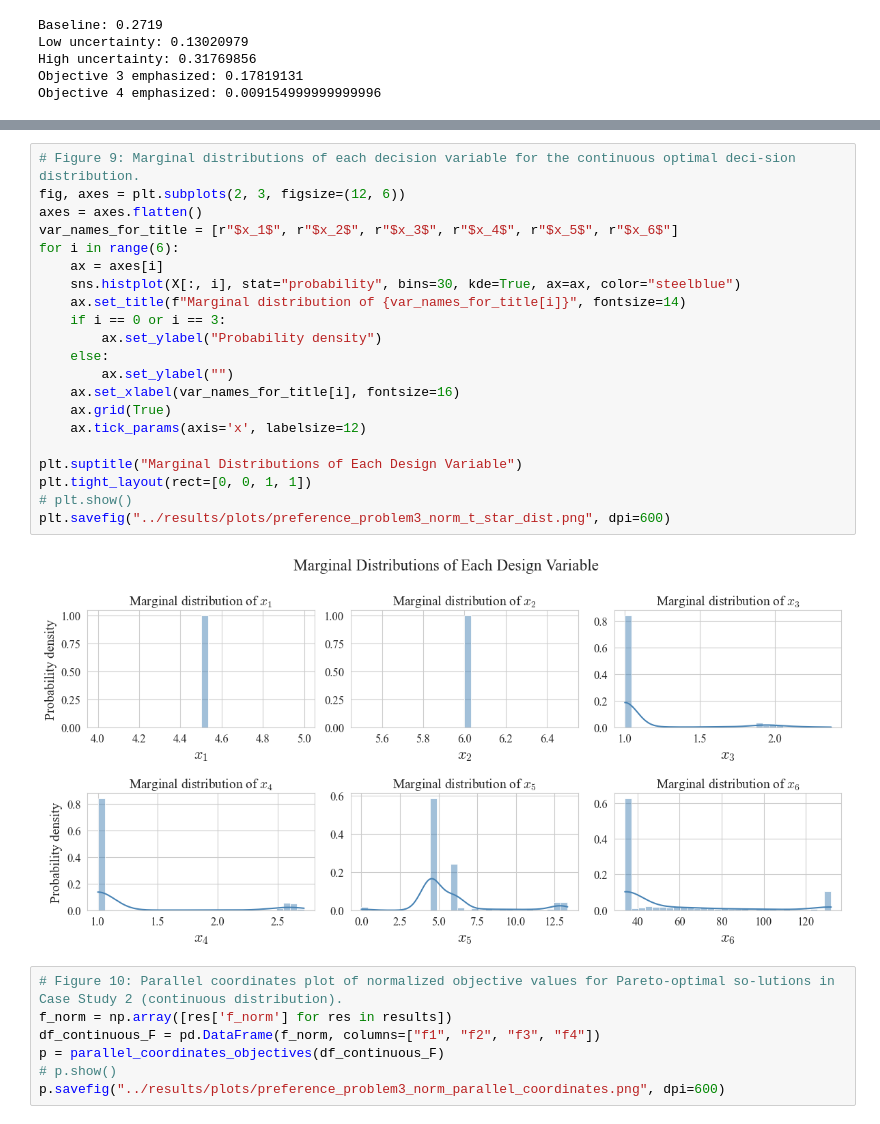
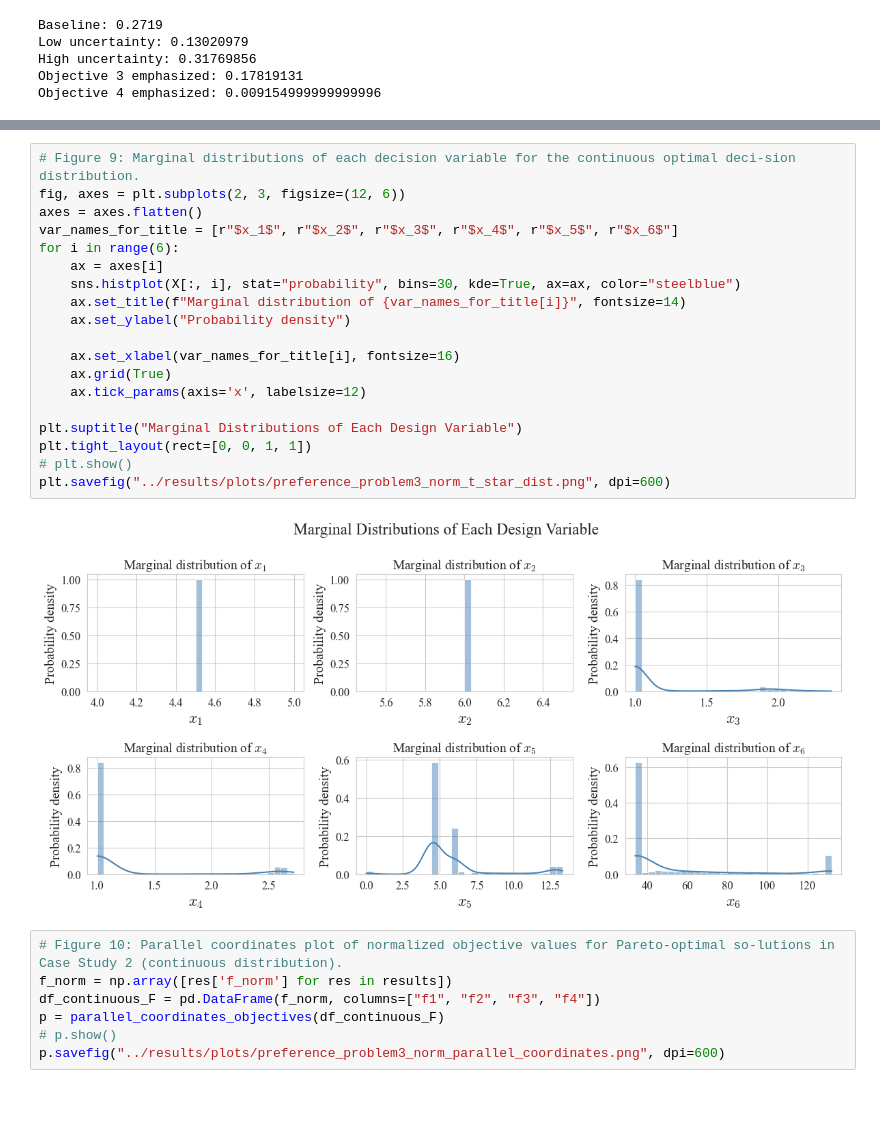
Before and after one commit to CRLiu0818/Estimating_Decision_Uncertainty_from_Preference_Uncertainty, a Jupyter notebook: notebooks/preference_uncertainty_propagation_case_studies.ipynb, the cells around one changed output, grey strips where cells are left out. Saved outputs shown, nothing was run; the diff lists cells and outputs as text.

```diff
--- a/notebooks/preference_uncertainty_propagation_case_studies.ipynb
+++ b/notebooks/preference_uncertainty_propagation_case_studies.ipynb
@@ -177,26 +175,24 @@ Restricted license - for non-production use only - expires 2026-11-23
 # %%
 # Figure 9: Marginal distributions of each decision variable for the continuous optimal deci-sion distribution.
 fig, axes = plt.subplots(2, 3, figsize=(12, 6))
 axes = axes.flatten()
 var_names_for_title = [r"$x_1$", r"$x_2$", r"$x_3$", r"$x_4$", r"$x_5$", r"$x_6$"]
 for i in range(6):
     ax = axes[i]
     sns.histplot(X[:, i], stat="probability", bins=30, kde=True, ax=ax, color="steelblue")
     ax.set_title(f"Marginal distribution of {var_names_for_title[i]}", fontsize=14)
-    if i == 0 or i == 3:
-        ax.set_ylabel("Probability density")
-    else:
-        ax.set_ylabel("")
+    ax.set_ylabel("Probability density")
+
     ax.set_xlabel(var_names_for_title[i], fontsize=16)
     ax.grid(True)
     ax.tick_params(axis='x', labelsize=12)
 
 plt.suptitle("Marginal Distributions of Each Design Variable")
 plt.tight_layout(rect=[0, 0, 1, 1])
 # plt.show()
 plt.savefig("../results/plots/preference_problem3_norm_t_star_dist.png", dpi=600)
 # %% [output]
-[figure, old version]
+[figure, new version]
 # %%
 # Figure 10: Parallel coordinates plot of normalized objective values for Pareto-optimal so-lutions in Case Study 2 (continuous distribution).
 f_norm = np.array([res['f_norm'] for res in results])
```
Also changed, not shown: parts of 1 cell of this notebook, 4 other files.
